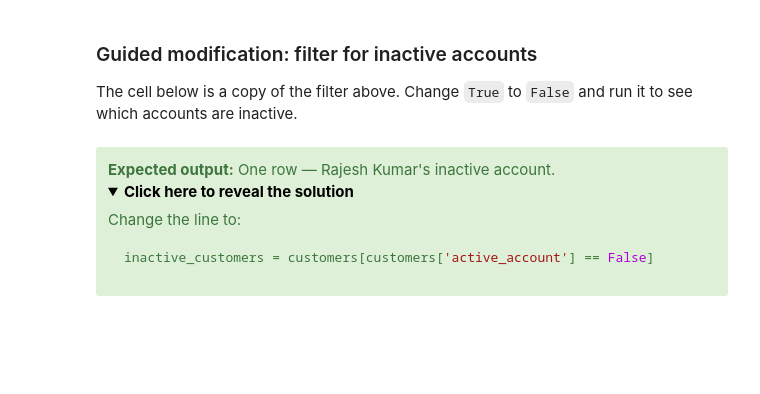
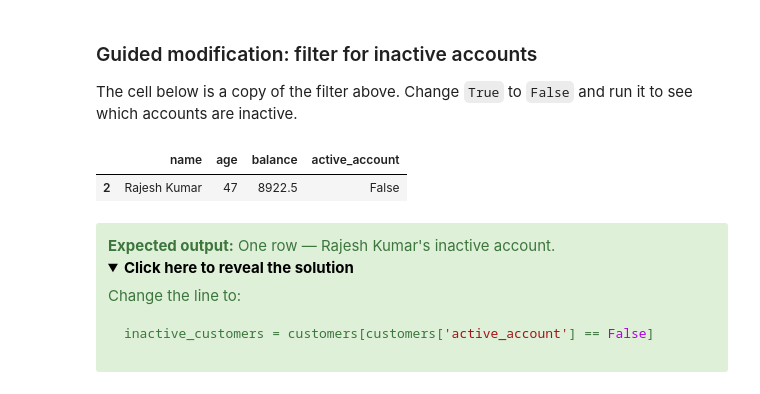
Before and after one commit to Yusuphchoudhury/DT401-Module-Resources, a Jupyter notebook: Week 2/DT401_Week_2_Section_1.ipynb, the cells around one changed output. Drawn from its saved outputs; the diff is of its cells as text; code cells hidden in the pictures; folded sections open; blank space fills up the shorter version.

```diff
--- a/Week 2/DT401_Week_2_Section_1.ipynb
+++ b/Week 2/DT401_Week_2_Section_1.ipynb
@@ -468,8 +567,11 @@ In SQL, the same operation is written as `WHERE active_account = TRUE`. The conc
 The cell below is a copy of the filter above. Change `True` to `False` and run it to see which accounts are inactive.
 # %%
 # TODO: Change True to False to filter for inactive accounts
-inactive_customers = customers[customers['active_account'] == True]
+inactive_customers = customers[customers['active_account'] == False]
 display(inactive_customers)
+# %% [output]
+|  | name | age | balance | active_account |
+| 2 | Rajesh Kumar | 47 | 8922.5 | False |
 # %% [markdown]
 <div class="alert alert-block alert-success">
 <b>Expected output:</b> One row — Rajesh Kumar's inactive account.
```
Also changed, not shown: parts of 21 cells of this notebook, 6 other files.
